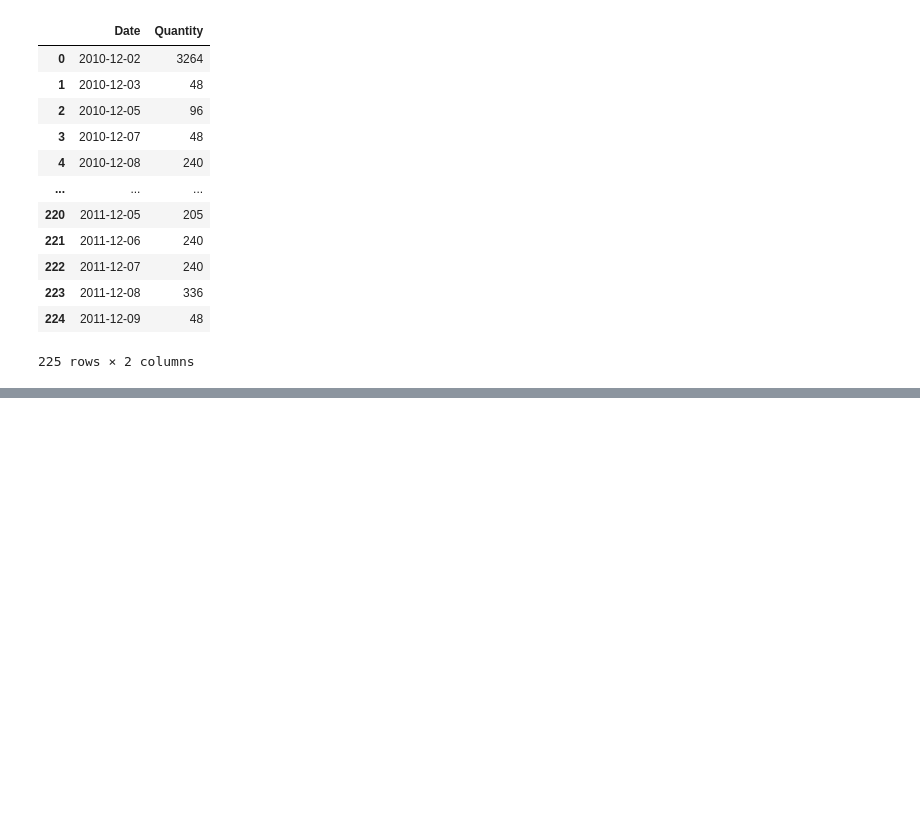
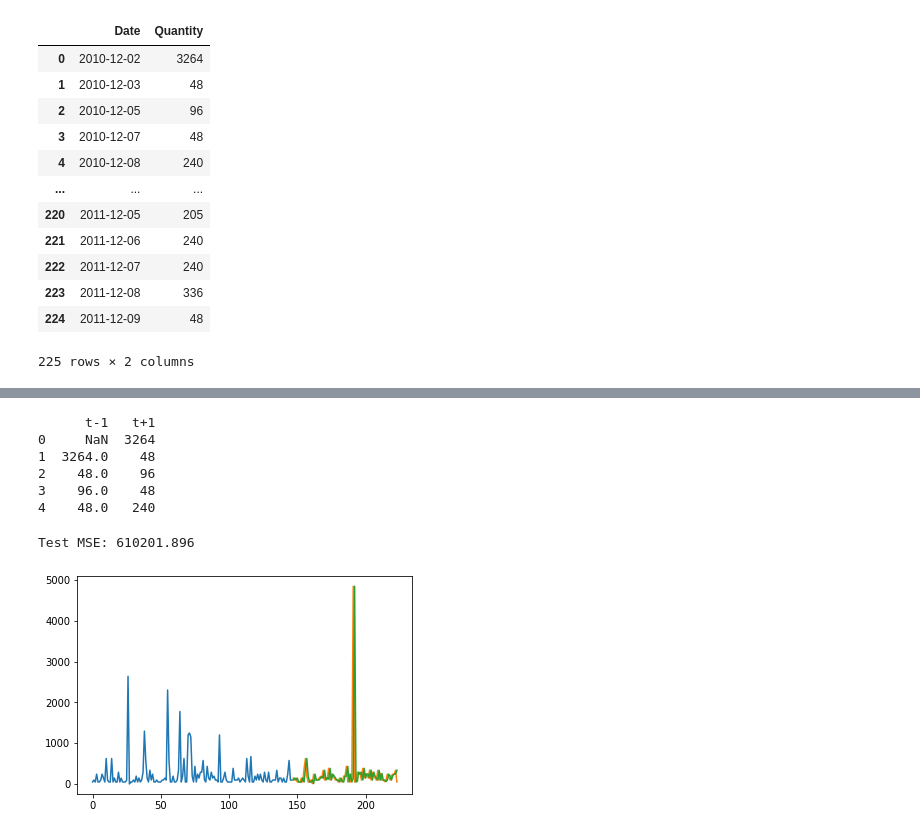
Before and after one commit to sheetalbongale/Retail-Time-Series-Analysis-and-Forecasting, a Jupyter notebook: 02_Modeling_and_Forecasting.ipynb, the cells around one changed output, grey strips where cells are left out. Cells and saved outputs as stored; diff of their text form; code cells hidden in the pictures; blank space fills up the shorter version.

Commit message:
Add naive forecast for baseline predictions

```diff
--- a/02_Modeling_and_Forecasting.ipynb
+++ b/02_Modeling_and_Forecasting.ipynb
@@ -165,0 +212,3 @@ df2_sales.tail(15)
+# %%
+X = pd.Series(df2_sales['Quantity'].values, df2_sales['Date'])
+X.values
@@ -165,0 +233,42 @@ df2_sales.tail(15)
+# %%
+# Create lagged dataset
+from pandas import DataFrame
+from pandas import concat
+values = DataFrame(X.values)
+dataframe = concat([values.shift(1), values], axis=1)
+dataframe.columns = ['t-1', 't+1']
+print(dataframe.head(5))
+# %% [output]
+      t-1   t+1
+0     NaN  3264
+1  3264.0    48
+2    48.0    96
+3    96.0    48
+4    48.0   240
+# %%
+X = dataframe.values
+train_size = int(len(X) * 0.66)
+train, test = X[1:train_size], X[train_size:]
+train_X, train_y = train[:,0], train[:,1]
+test_X, test_y = test[:,0], test[:,1]
+# %%
+# persistence model
+def model_persistence(x):
+    return x
+
+# walk-forward validation
+predictions = list()
+for x in test_X:
+    yhat = model_persistence(x)
+    predictions.append(yhat)
+test_score = mean_squared_error(test_y, predictions)
+print('Test MSE: %.3f' % test_score)
+# %%
+# plot predictions and expected results
+pyplot.plot(train_y)
+pyplot.plot([None for i in train_y] + [x for x in test_y])
+pyplot.plot([None for i in train_y] + [x for x in predictions])
+pyplot.show()
+# %% [output]
+Test MSE: 610201.896
+[figure, added]
```
Also changed, not shown: parts of 11 cells of this notebook.
